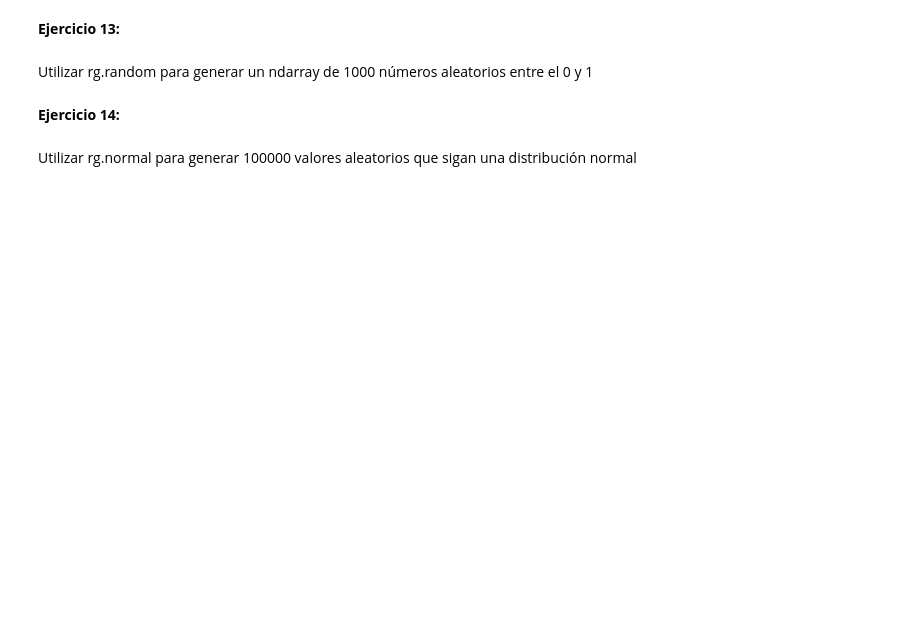
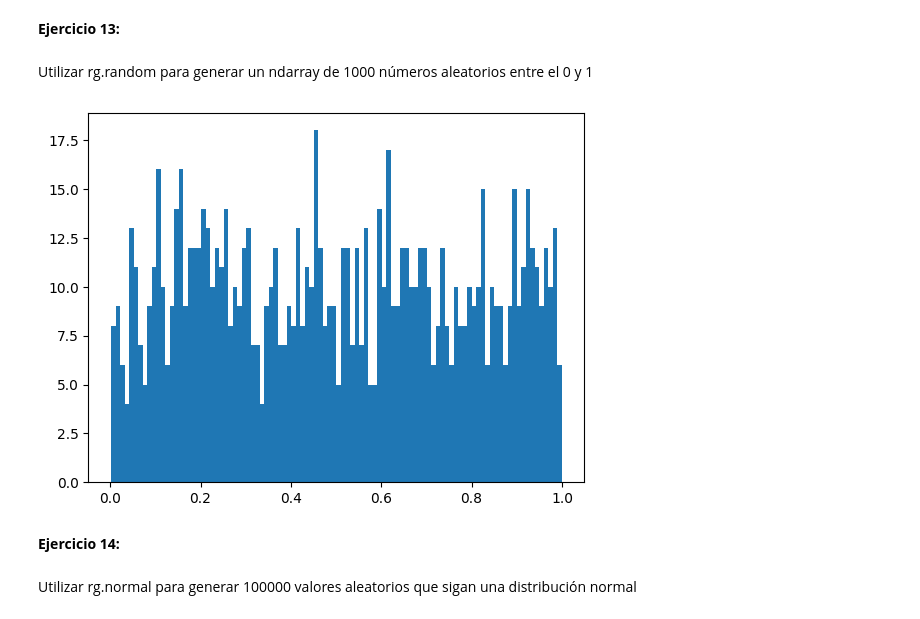
Before and after one commit to aritapia19/coder-DataScience77695, a Jupyter notebook: numpy.ipynb, the cells around one changed output. Drawn from its saved outputs; the diff is of its cells as text; code cells hidden in the pictures; blank space fills up the shorter version.

```diff
--- a/numpy.ipynb
+++ b/numpy.ipynb
@@ -104,6 +213,13 @@ Ordenar los valores del ndarray c
 __Ejercicio 13:__
 # %% [markdown]
 Utilizar rg.random para generar un ndarray de 1000 números aleatorios entre el 0 y 1
+# %%
+rg = np.random.default_rng(2)
+aleatorios = rg.random(1000)
+plt.hist(aleatorios, bins = 100)
+plt.show()
+# %% [output]
+[figure, added]
 # %% [markdown]
 __Ejercicio 14:__
 # %% [markdown]
```
Also changed, not shown: parts of 47 cells of this notebook.
